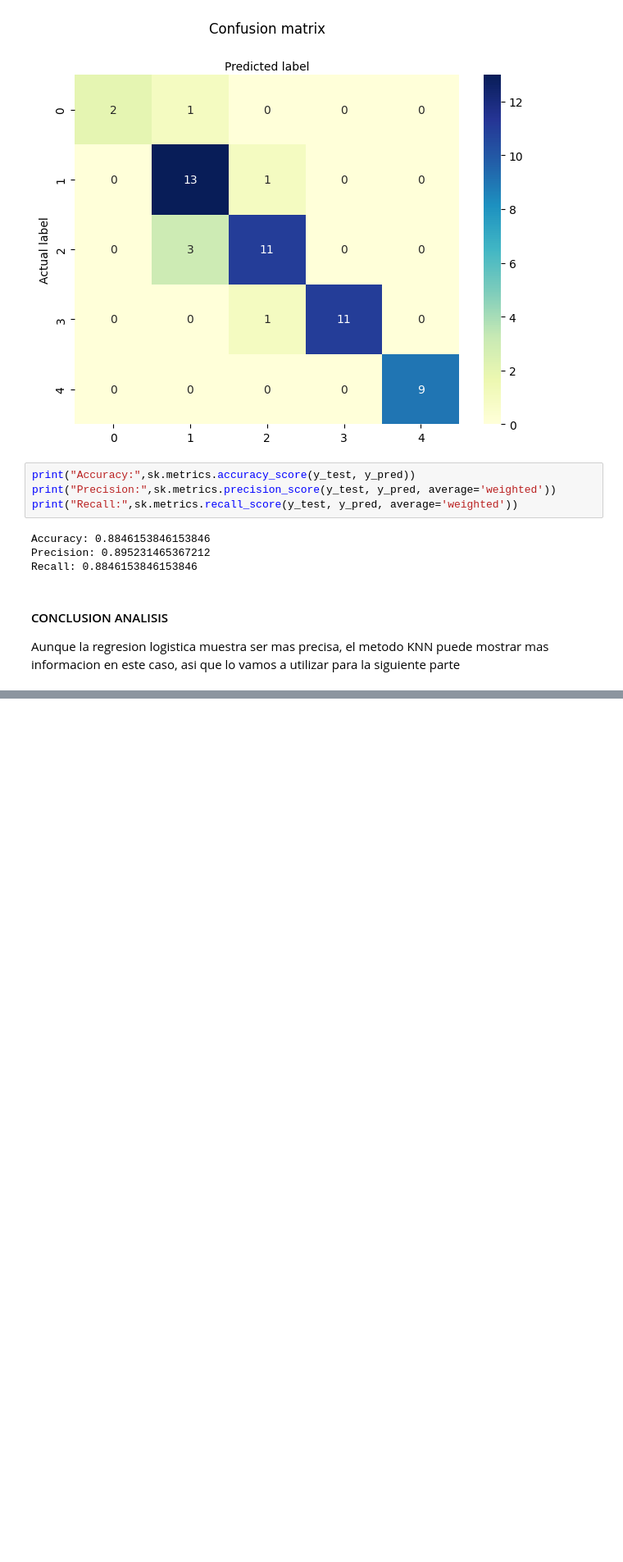
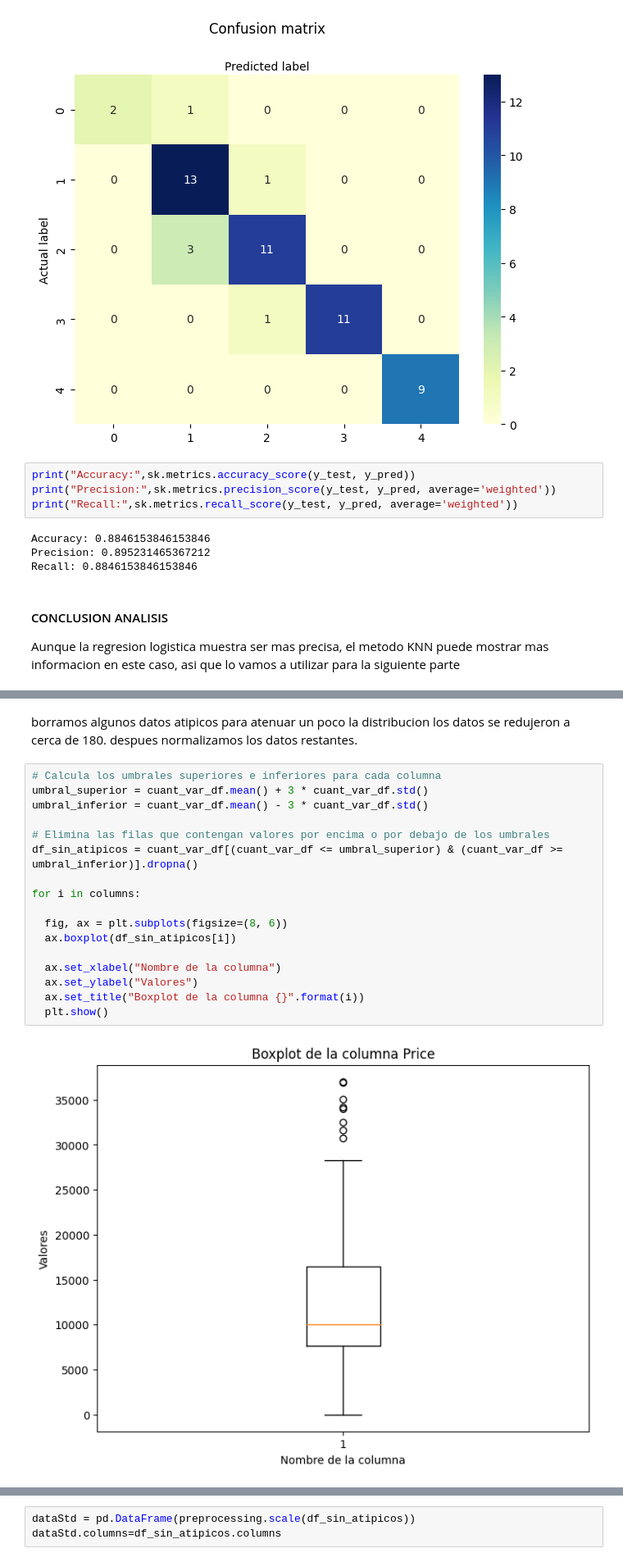
Before and after one commit to SebastianMosqueraCaicedo/ana-datos-riesgo, a Jupyter notebook: Proyect_Agredo_Mosquera.ipynb, the cells around one changed output, grey strips where cells are left out. Shown at 82% size. Saved outputs shown, nothing was run; the diff lists cells and outputs as text; blank space fills up the shorter version.

```diff
--- a/Proyect_Agredo_Mosquera.ipynb
+++ b/Proyect_Agredo_Mosquera.ipynb
@@ -1462,0 +1453,21 @@ for i in refact:
+# %% [markdown]
+borramos algunos datos atipicos para atenuar un poco la distribucion los datos se redujeron a cerca de 180. despues normalizamos los datos restantes.
+# %%
+# Calcula los umbrales superiores e inferiores para cada columna
+umbral_superior = cuant_var_df.mean() + 3 * cuant_var_df.std()
+umbral_inferior = cuant_var_df.mean() - 3 * cuant_var_df.std()
+
+# Elimina las filas que contengan valores por encima o por debajo de los umbrales
+df_sin_atipicos = cuant_var_df[(cuant_var_df <= umbral_superior) & (cuant_var_df >= umbral_inferior)].dropna()
+
+for i in columns:
+
+  fig, ax = plt.subplots(figsize=(8, 6))
+  ax.boxplot(df_sin_atipicos[i])
+
+  ax.set_xlabel("Nombre de la columna")
+  ax.set_ylabel("Valores")
+  ax.set_title("Boxplot de la columna {}".format(i))
+  plt.show()
+# %% [output]
+[figure, added]
@@ -1462,0 +1486,3 @@ for i in refact:
+# %%
+dataStd = pd.DataFrame(preprocessing.scale(df_sin_atipicos))
+dataStd.columns=df_sin_atipicos.columns
```
Also changed, not shown: parts of 60 cells of this notebook.
